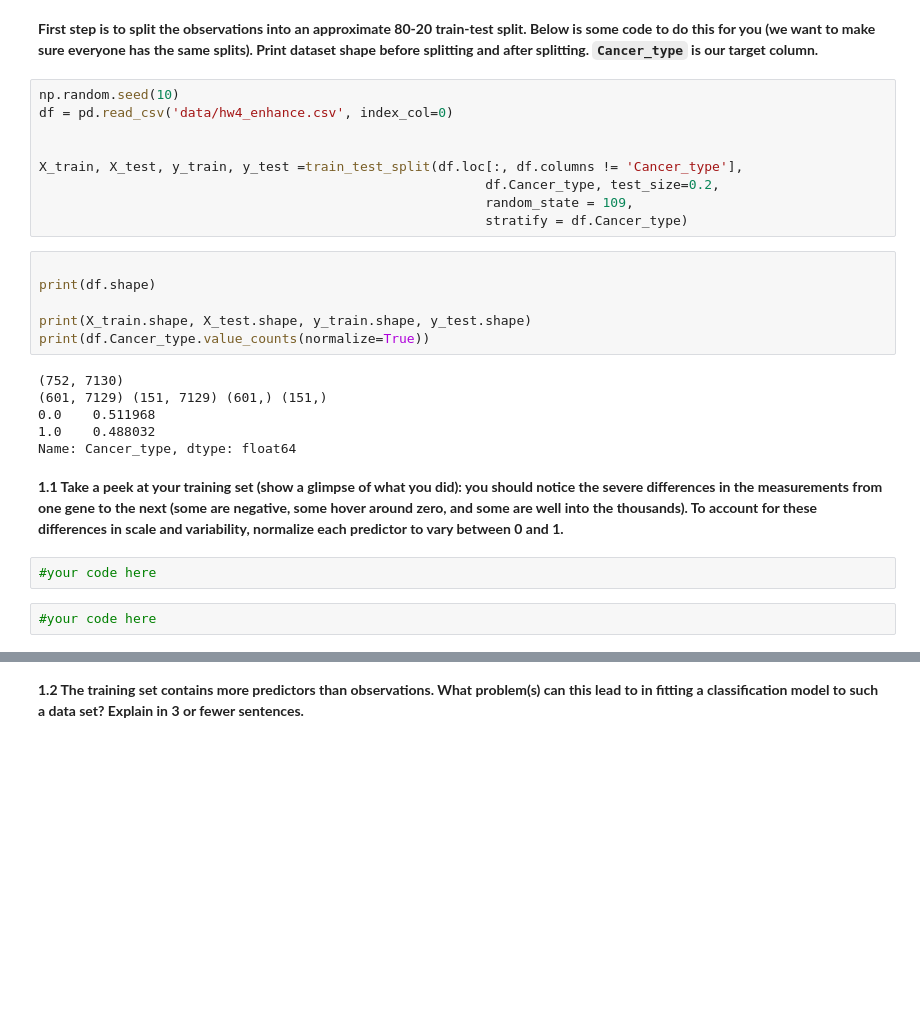
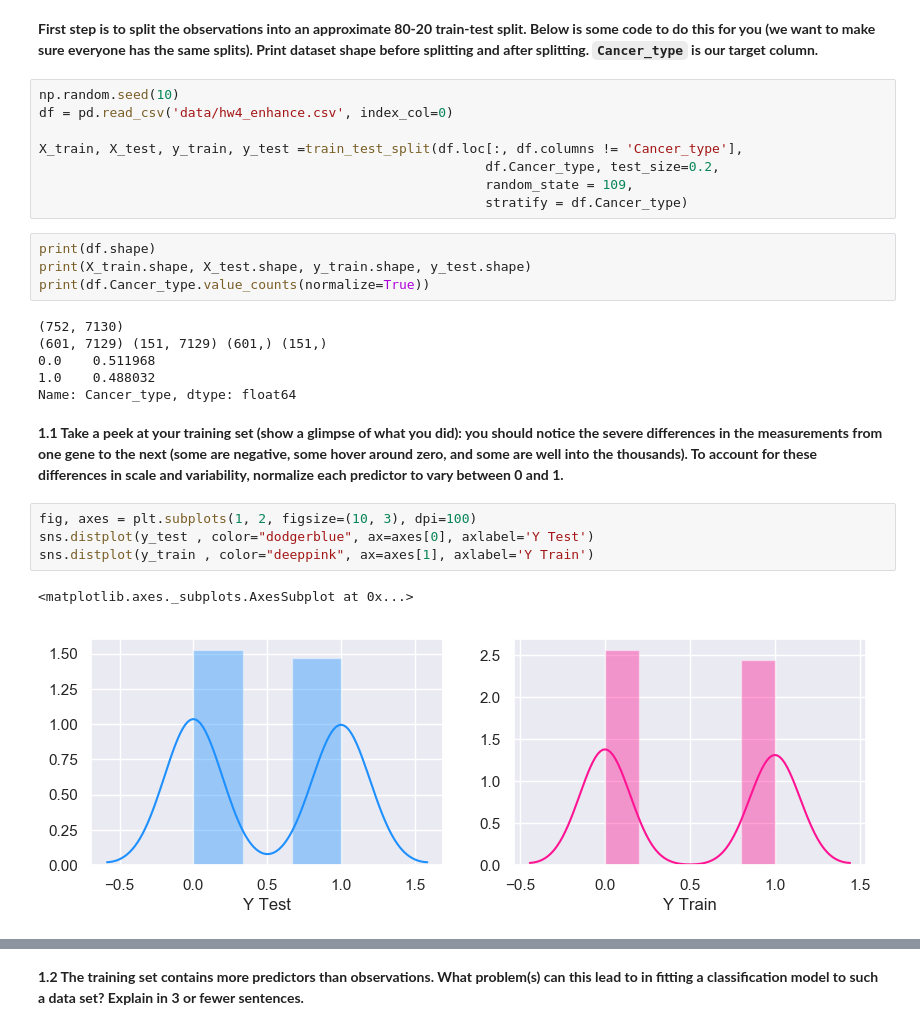
Before and after one commit to ericenglin/Data-Science-Assignments, a Jupyter notebook: hw4/cs109a_HW4.ipynb, the cells around one changed output, grey strips where cells are left out. Cells and saved outputs as stored; diff of their text form; blank space fills up the shorter version.

```diff
--- a/hw4/cs109a_HW4.ipynb
+++ b/hw4/cs109a_HW4.ipynb
@@ -84,16 +88,13 @@ Hint: You may use t-testing to make this determination: #https://en.wikipedia.or
 # %%
 np.random.seed(10)
 df = pd.read_csv('data/hw4_enhance.csv', index_col=0)
-
 
 X_train, X_test, y_train, y_test =train_test_split(df.loc[:, df.columns != 'Cancer_type'],
                                                          df.Cancer_type, test_size=0.2,
                                                          random_state = 109,
                                                          stratify = df.Cancer_type)
 # %%
-
 print(df.shape)
-
 print(X_train.shape, X_test.shape, y_train.shape, y_test.shape)
 print(df.Cancer_type.value_counts(normalize=True))
 # %% [output]
@@ -104,7 +105,10 @@ print(df.Cancer_type.value_counts(normalize=True))
 Name: Cancer_type, dtype: float64
 # %% [markdown]
 **1.1 Take a peek at your training set (show a glimpse of what you did): you should notice the severe differences in the measurements from one gene to the next (some are negative, some hover around zero, and some are well into the thousands).  To account for these differences in scale and variability, normalize each predictor to vary between 0 and 1.**
-# %%
-#your code here
-# %%
-#your code here
+# %%
+fig, axes = plt.subplots(1, 2, figsize=(10, 3), dpi=100)
+sns.distplot(y_test , color="dodgerblue", ax=axes[0], axlabel='Y Test')
+sns.distplot(y_train , color="deeppink", ax=axes[1], axlabel='Y Train')
+# %% [output]
+<matplotlib.axes._subplots.AxesSubplot at 0x...>
+[figure, added]
```
Also changed, not shown: parts of 19 cells of this notebook.
